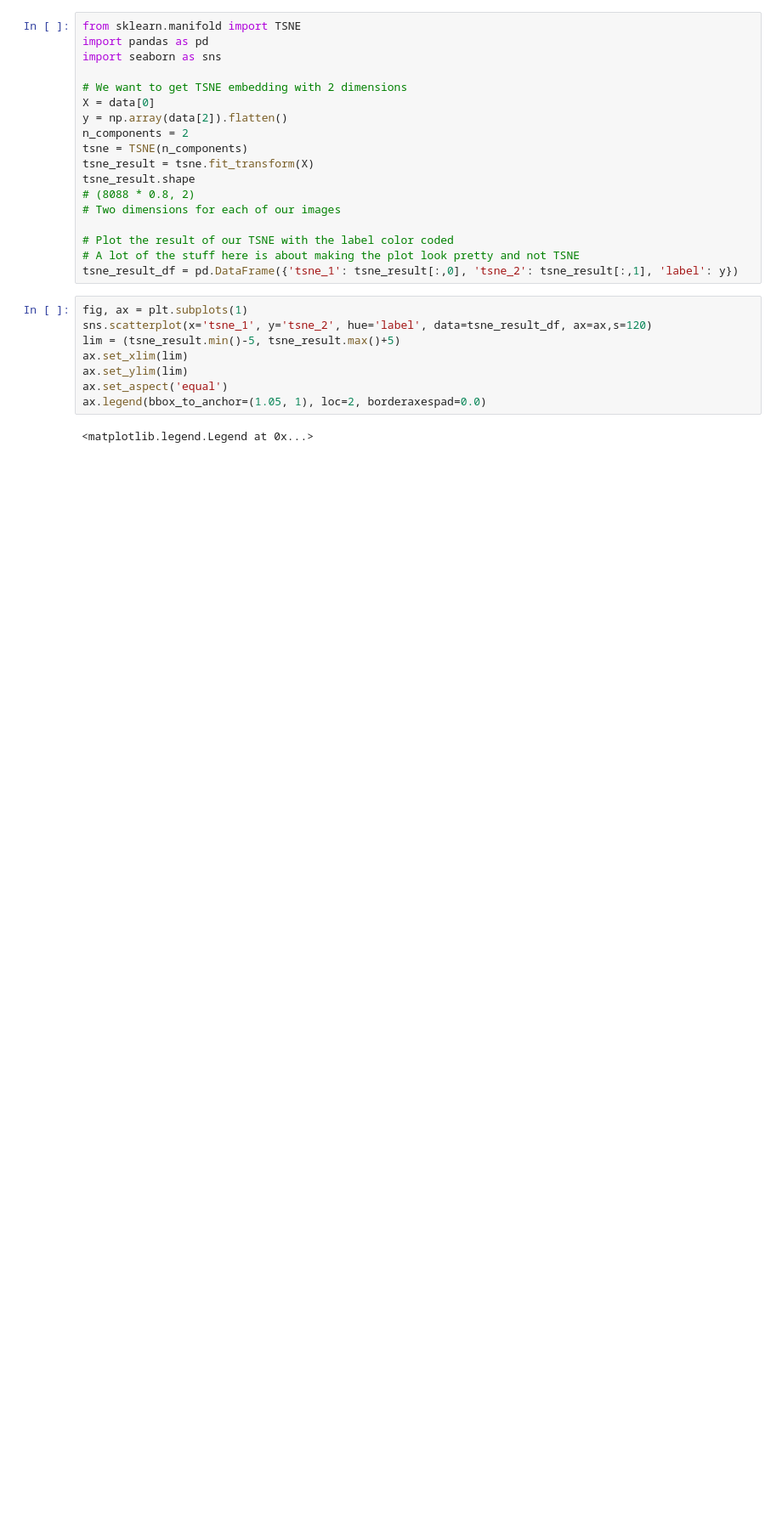
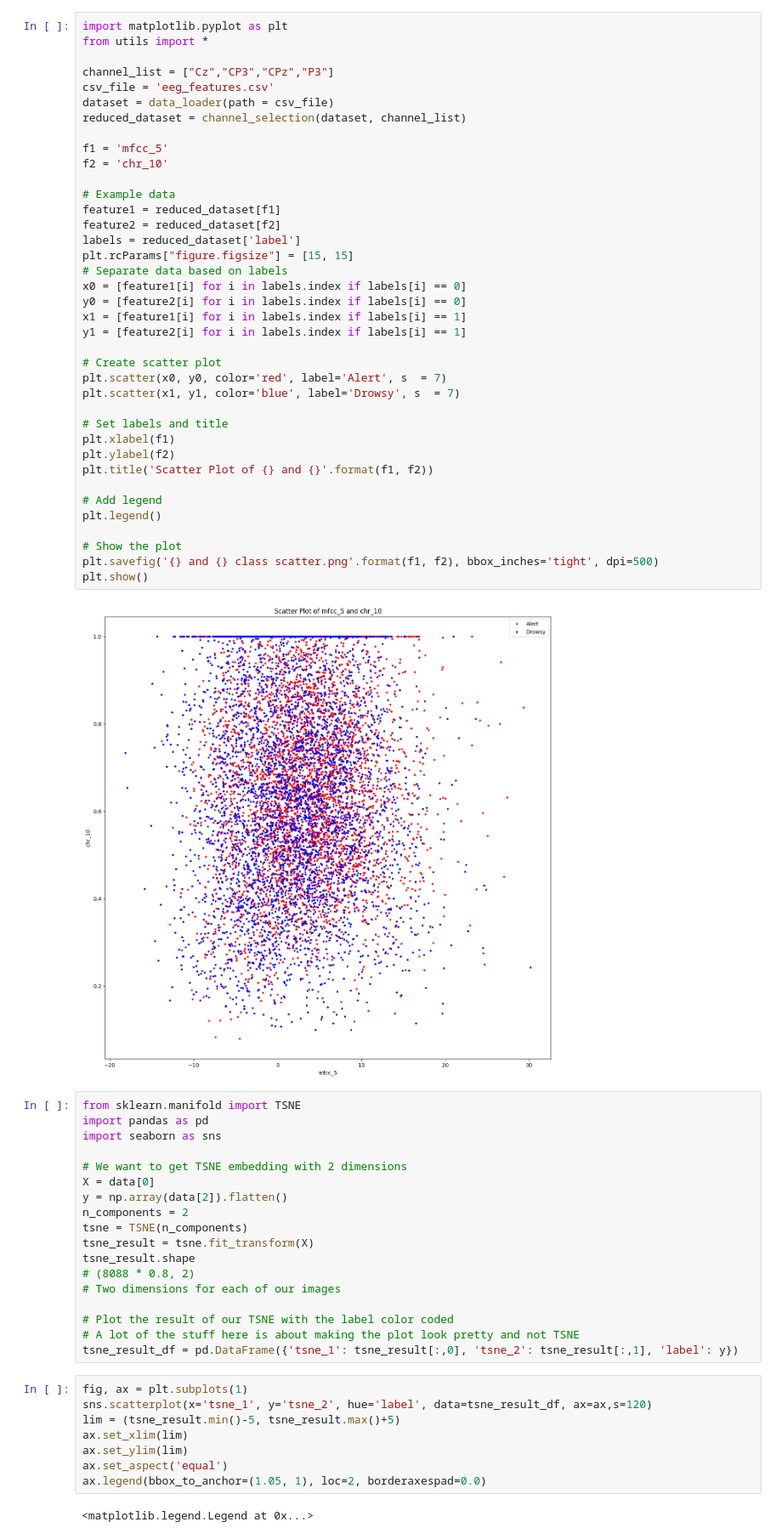
Before and after one commit to KemalcanKucuk/eeg-attention, a Jupyter notebook: visualization.ipynb, the cells around one changed output. Shown at 85% size. Cells and saved outputs as stored; diff of their text form; blank space fills up the shorter version.

Commit message:
feature performance comparison, adding visualization

```diff
--- a/visualization.ipynb
+++ b/visualization.ipynb
@@ -1,3 +1,43 @@
+# %%
+import matplotlib.pyplot as plt
+from utils import *
+
+channel_list = ["Cz","CP3","CPz","P3"]
+csv_file = 'eeg_features.csv'
+dataset = data_loader(path = csv_file)
+reduced_dataset = channel_selection(dataset, channel_list)
+
+f1 = 'mfcc_5'
+f2 = 'chr_10'
+
+# Example data
+feature1 = reduced_dataset[f1]
+feature2 = reduced_dataset[f2]
+labels = reduced_dataset['label']
+plt.rcParams["figure.figsize"] = [15, 15]
+# Separate data based on labels
+x0 = [feature1[i] for i in labels.index if labels[i] == 0]
+y0 = [feature2[i] for i in labels.index if labels[i] == 0]
+x1 = [feature1[i] for i in labels.index if labels[i] == 1]
+y1 = [feature2[i] for i in labels.index if labels[i] == 1]
+
+# Create scatter plot
+plt.scatter(x0, y0, color='red', label='Alert', s  = 7)
+plt.scatter(x1, y1, color='blue', label='Drowsy', s  = 7)
+
+# Set labels and title
+plt.xlabel(f1)
+plt.ylabel(f2)
+plt.title('Scatter Plot of {} and {}'.format(f1, f2))
+
+# Add legend
+plt.legend()
+
+# Show the plot
+plt.savefig('{} and {} class scatter.png'.format(f1, f2), bbox_inches='tight', dpi=500)
+plt.show()
+# %% [output]
+[figure, added]
 # %%
 from sklearn.manifold import TSNE
 import pandas as pd
```
Also changed, not shown: parts of 1 cell of this notebook, 4 other files.
